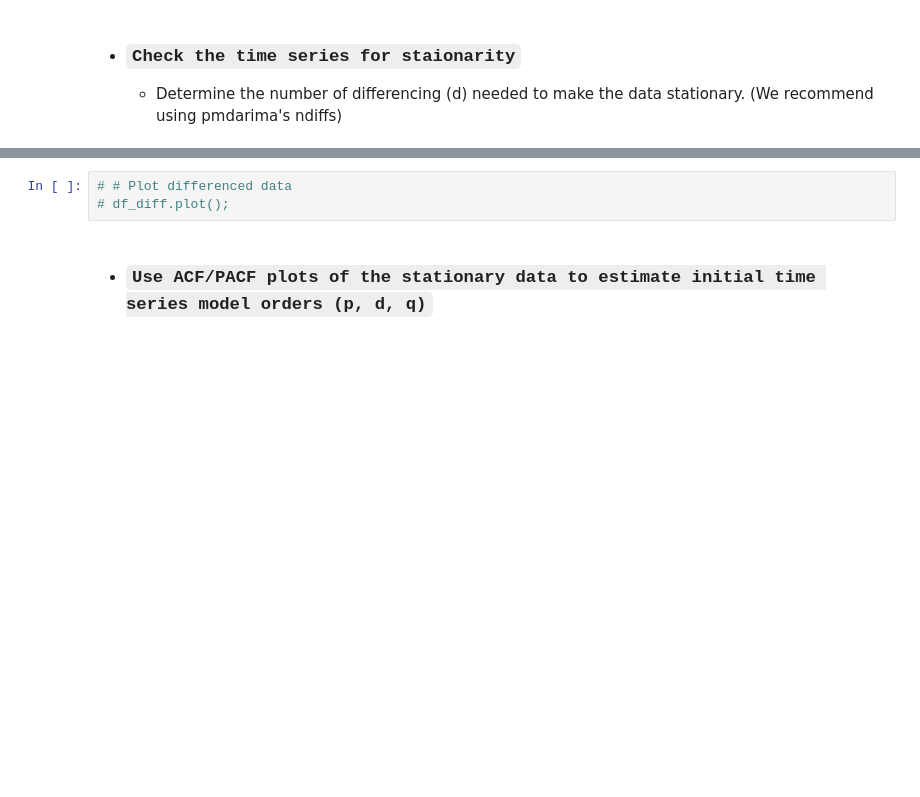
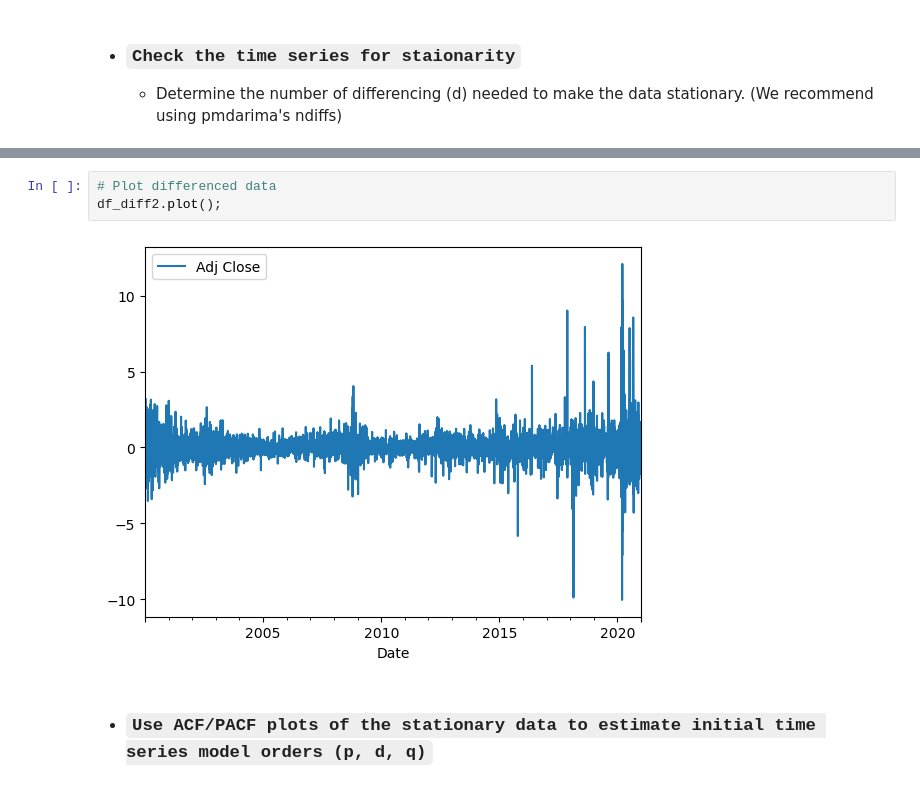
Before and after one commit to VALDE021/ARIMA-Model-Core-EricNV, a Jupyter notebook: ARIMA Core-EricNV.ipynb, the cells around one changed output, grey strips where cells are left out. Drawn from its saved outputs; the diff is of its cells as text; blank space fills up the shorter version.

```diff
--- a/ARIMA Core-EricNV.ipynb
+++ b/ARIMA Core-EricNV.ipynb
@@ -215,6 +284,8 @@ print(f'd is {d}')
 # %%
-# # Plot differenced data
-# df_diff.plot();
+# Plot differenced data
+df_diff2.plot();
+# %% [output]
+[figure, added]
 # %% [markdown]
 * ### `Use ACF/PACF plots of the stationary data to estimate initial time series model orders (p, d, q)`
 # %%
```
Also changed, not shown: parts of 25 cells of this notebook.
